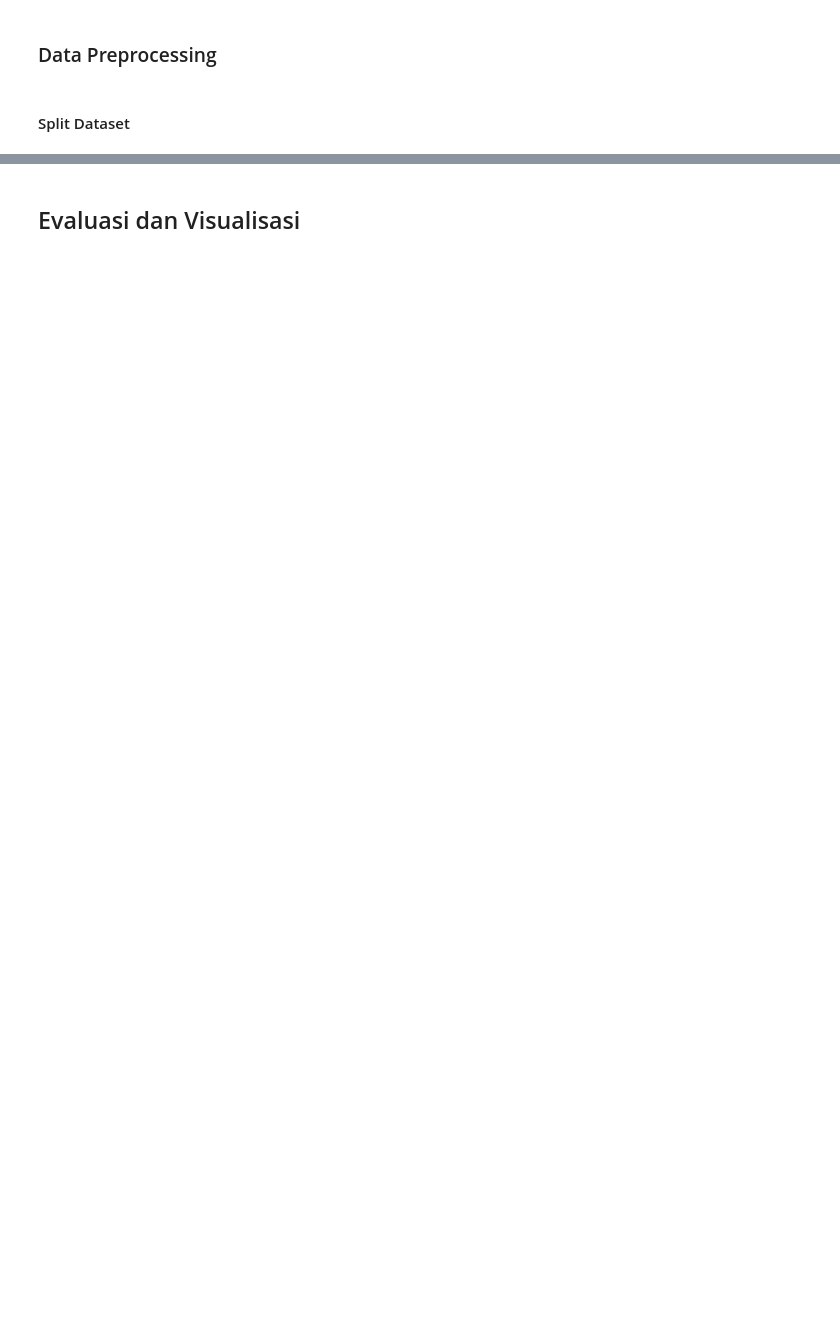
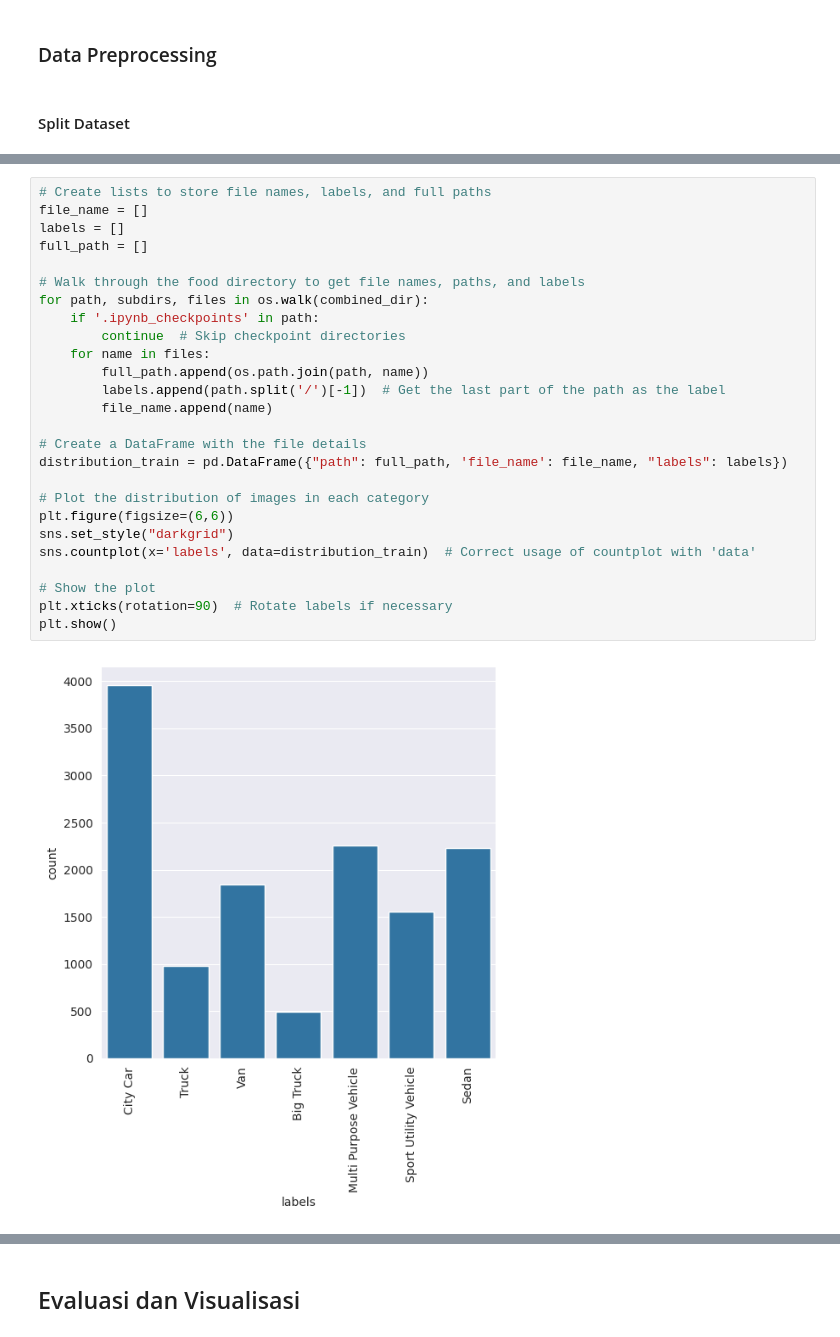
Before and after one commit to Andriansyah2501/Proyek-Klasifikasi-Gambar, a Jupyter notebook: Submission_Akhir.ipynb, the cells around one changed output, grey strips where cells are left out. Cells and saved outputs as stored; diff of their text form; blank space fills up the shorter version.

```diff
--- a/Submission_Akhir.ipynb
+++ b/Submission_Akhir.ipynb
@@ -490,0 +147,28 @@ Final Validation Loss: 0.6627485752105713
+# %%
+# Create lists to store file names, labels, and full paths
+file_name = []
+labels = []
+full_path = []
+
+# Walk through the food directory to get file names, paths, and labels
+for path, subdirs, files in os.walk(combined_dir):
+    if '.ipynb_checkpoints' in path:
+        continue  # Skip checkpoint directories
+    for name in files:
+        full_path.append(os.path.join(path, name))
+        labels.append(path.split('/')[-1])  # Get the last part of the path as the label
+        file_name.append(name)
+
+# Create a DataFrame with the file details
+distribution_train = pd.DataFrame({"path": full_path, 'file_name': file_name, "labels": labels})
+
+# Plot the distribution of images in each category
+plt.figure(figsize=(6,6))
+sns.set_style("darkgrid")
+sns.countplot(x='labels', data=distribution_train)  # Correct usage of countplot with 'data'
+
+# Show the plot
+plt.xticks(rotation=90)  # Rotate labels if necessary
+plt.show()
+# %% [output]
+[figure, added]
```
Also changed, not shown: parts of 32 cells of this notebook.
